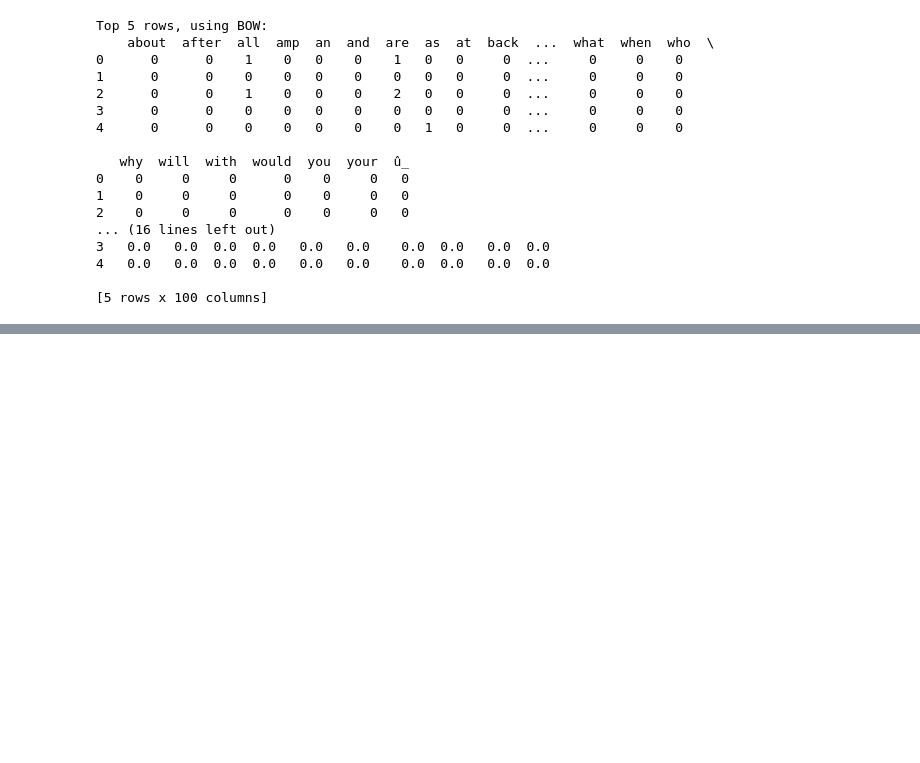
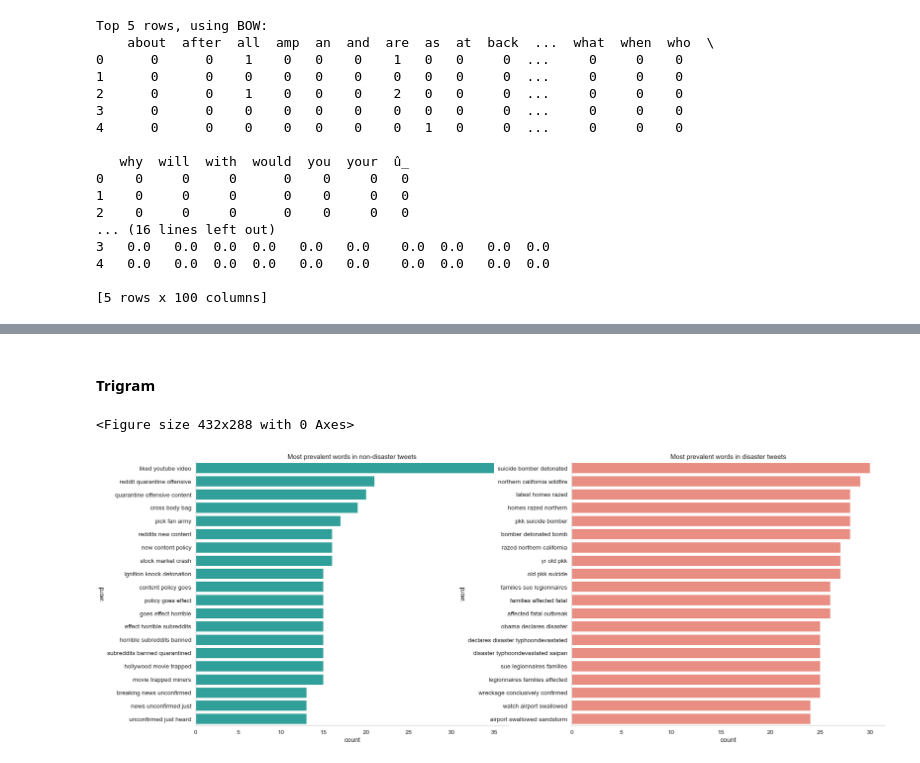
Before and after one commit to alfredprah/ds_case_team_5, a Jupyter notebook: notebooks/case2/00_data_exploration.ipynb, the cells around one changed output, grey strips where cells are left out. Saved outputs shown, nothing was run; the diff lists cells and outputs as text; code cells hidden in the pictures; blank space fills up the shorter version.

```diff
--- a/notebooks/case2/00_data_exploration.ipynb
+++ b/notebooks/case2/00_data_exploration.ipynb
@@ -288,0 +383,24 @@ X_df1.head()
+# %% [markdown]
+#### Trigram
+# %%
+neg_unigram = get_top_n_words(train[train['target']==1]['text'],(3,3),20)
+pos_unigram = get_top_n_words(train[train['target']==0]['text'],(3,3),20)
+
+df1 = pd.DataFrame(pos_unigram, columns = ['word','count'])
+df2 = pd.DataFrame(neg_unigram, columns = ['word','count'])
+
+plt.tight_layout()
+fig,(ax1,ax2)=plt.subplots(1,2,figsize=(28,11))
+sns.barplot(x = 'count' , y = 'word', data = df1, color = 'lightseagreen',orient = 'h',ax = ax1)
+ax1.set_title('Most prevalent words in non-disaster tweets')
+ax1.spines["right"].set_visible(False)
+ax1.spines["top"].set_visible(False)
+ax1.grid(False)
+sns.barplot(x = 'count' , y = 'word', data = df2, color = 'salmon', orient = 'h',ax = ax2)
+ax2.set_title('Most prevalent words in disaster tweets')
+ax2.spines["right"].set_visible(False)
+ax2.spines["top"].set_visible(False)
+ax2.grid(False)
+# %% [output]
+<Figure size 432x288 with 0 Axes>
+[figure, added]
```
Also changed, not shown: parts of 9 cells of this notebook.
